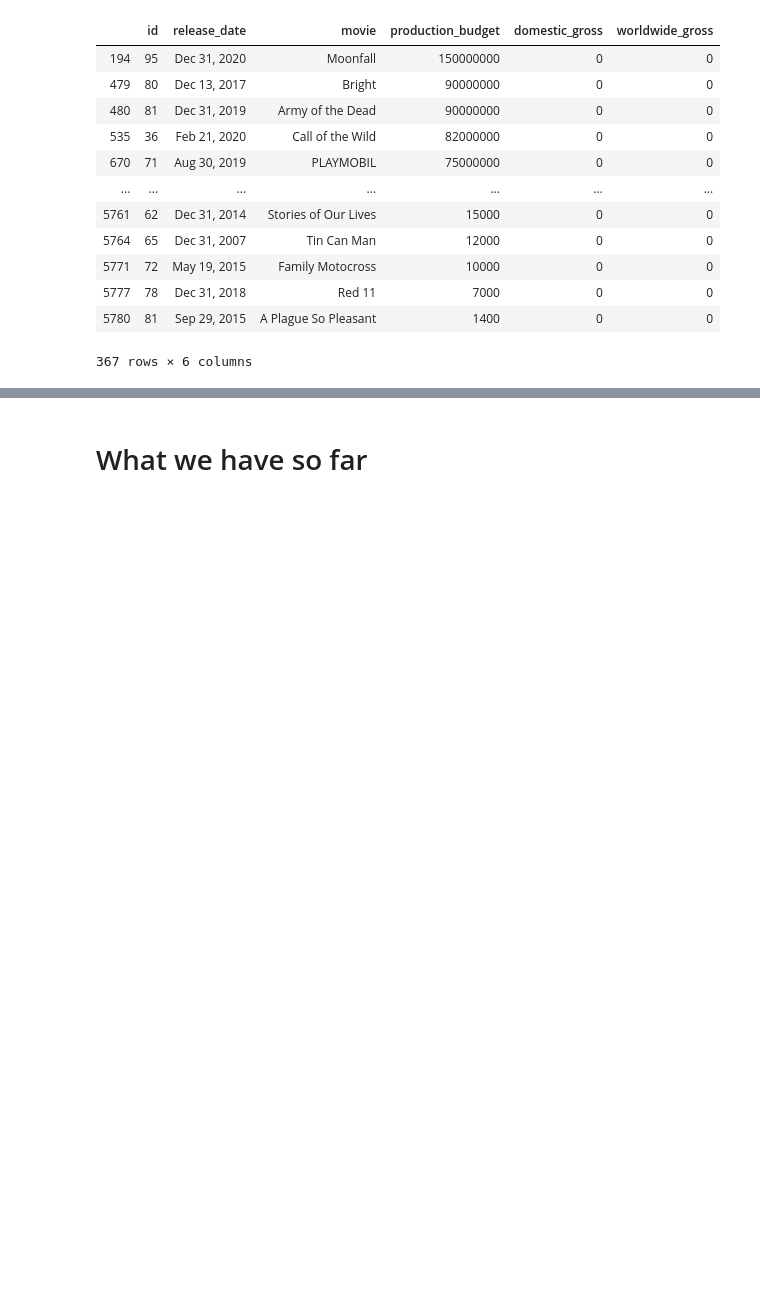
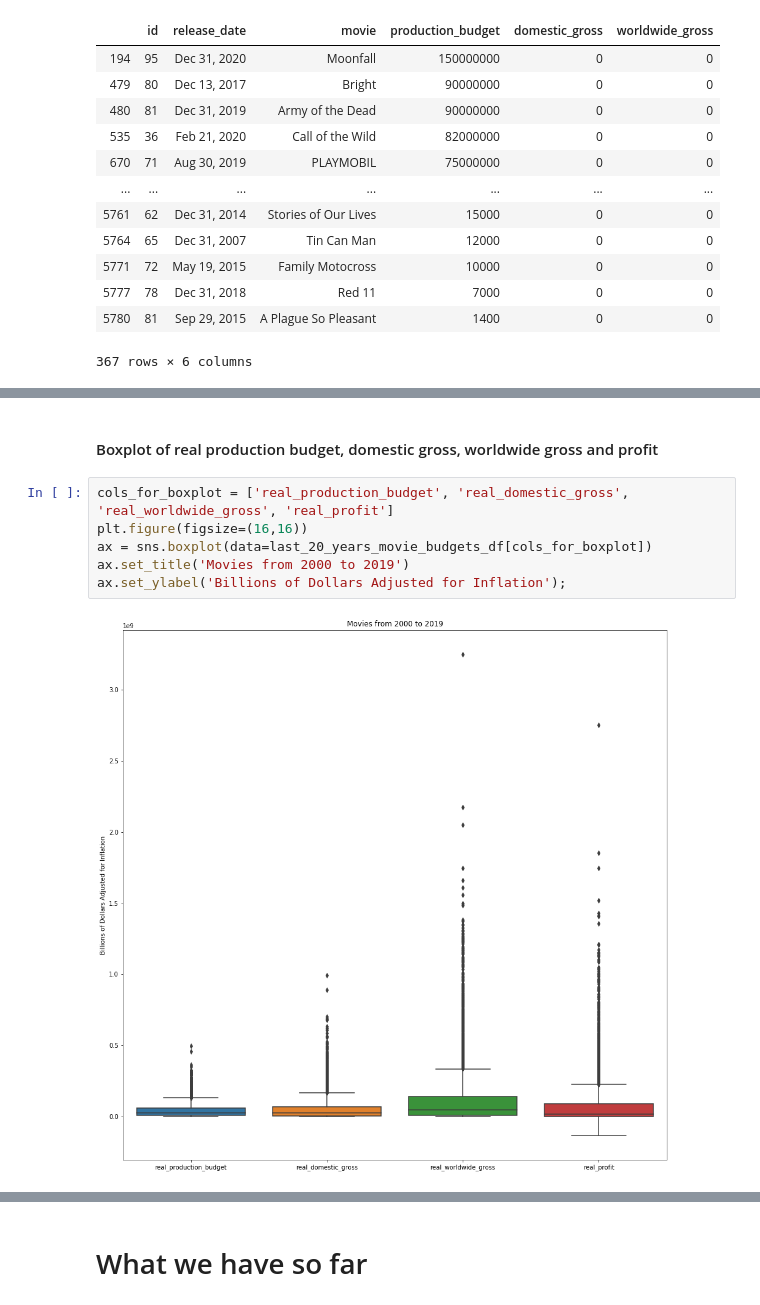
Before and after one commit to merb92/movie-industry-eda, a Jupyter notebook: index.ipynb, the cells around one changed output, grey strips where cells are left out. Saved outputs shown, nothing was run; the diff lists cells and outputs as text; blank space fills up the shorter version.

```diff
--- a/index.ipynb
+++ b/index.ipynb
@@ -862,0 +1121,10 @@ clean_tn_movie_budgets_df[clean_tn_movie_budgets_df['worldwide_gross'] == 0]
+# %% [markdown]
+#### Boxplot of real production budget, domestic gross, worldwide gross and profit
+# %%
+cols_for_boxplot = ['real_production_budget', 'real_domestic_gross', 'real_worldwide_gross', 'real_profit']
+plt.figure(figsize=(16,16))
+ax = sns.boxplot(data=last_20_years_movie_budgets_df[cols_for_boxplot])
+ax.set_title('Movies from 2000 to 2019')
+ax.set_ylabel('Billions of Dollars Adjusted for Inflation');
+# %% [output]
+[figure, added]
```
Also changed, not shown: parts of 57 cells of this notebook.
